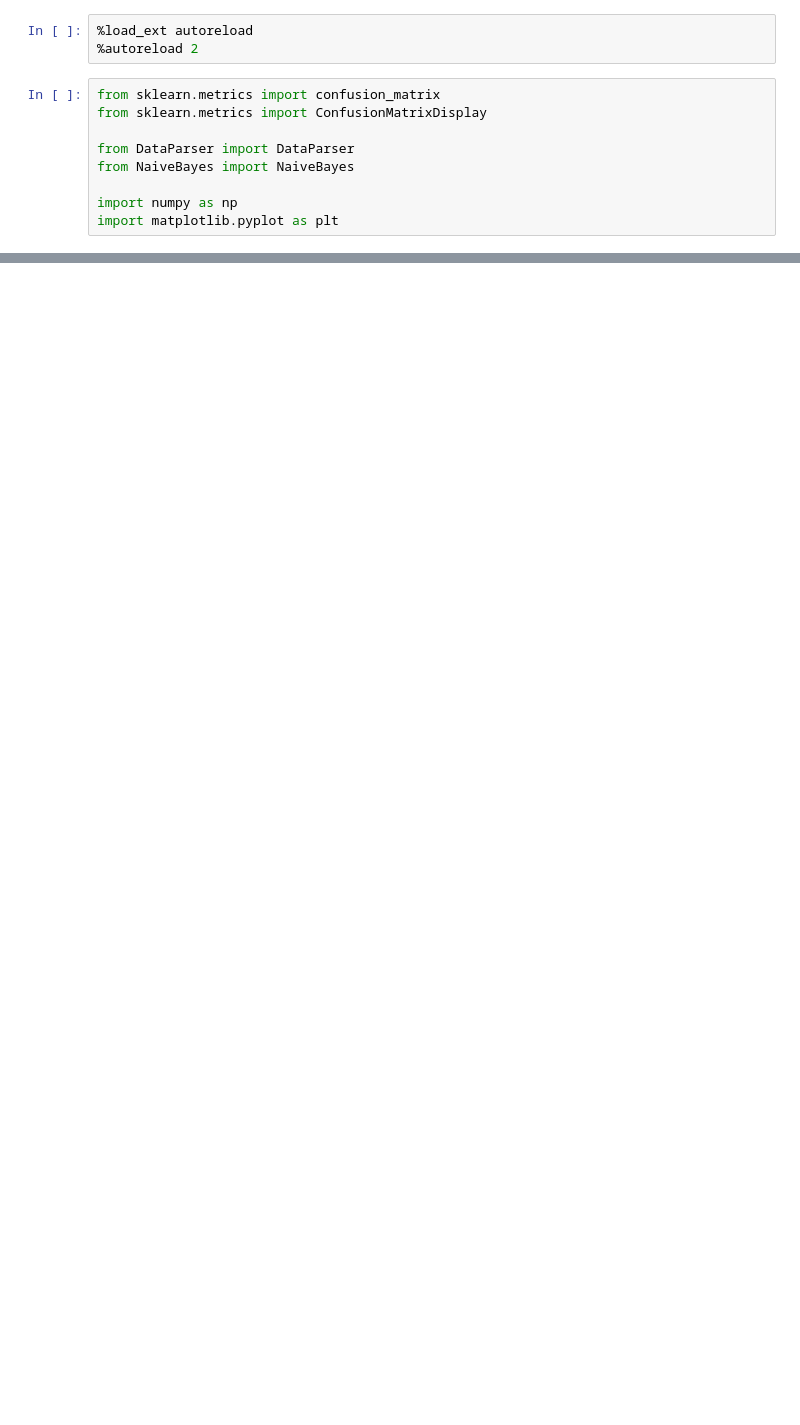
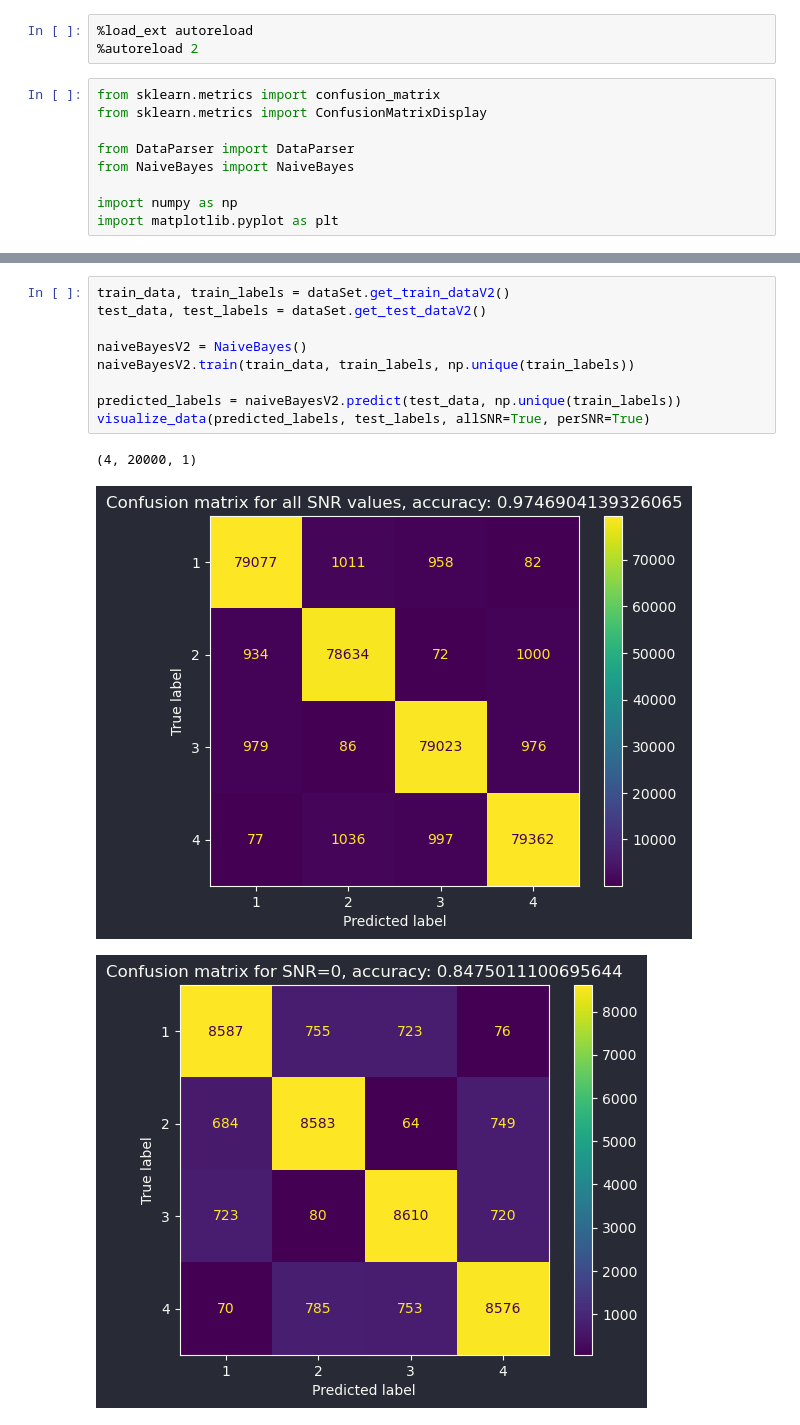
Before and after one commit to MatejaStojkovic/OTE_ETF_2023_project, a Jupyter notebook: src/naive_bayes.ipynb, the cells around one changed output, grey strips where cells are left out. Cells and saved outputs as stored; diff of their text form; blank space fills up the shorter version.

```diff
--- a/src/naive_bayes.ipynb
+++ b/src/naive_bayes.ipynb
@@ -44,0 +53,13 @@ for i in range(8):
+# %%
+train_data, train_labels = dataSet.get_train_dataV2()
+test_data, test_labels = dataSet.get_test_dataV2()
+
+naiveBayesV2 = NaiveBayes()
+naiveBayesV2.train(train_data, train_labels, np.unique(train_labels))
+
+predicted_labels = naiveBayesV2.predict(test_data, np.unique(train_labels))
+visualize_data(predicted_labels, test_labels, allSNR=True, perSNR=True)
+# %% [output]
+(4, 20000, 1)
+[figure, added]
+[figure, added]
```
Also changed, not shown: parts of 5 cells of this notebook, 2 other files.
